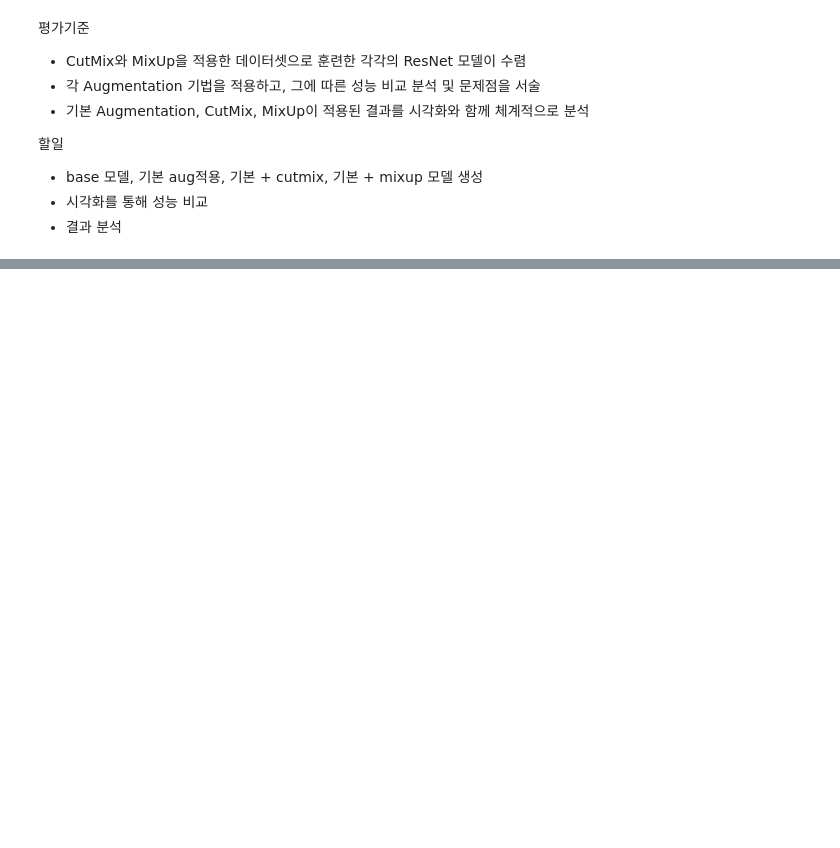
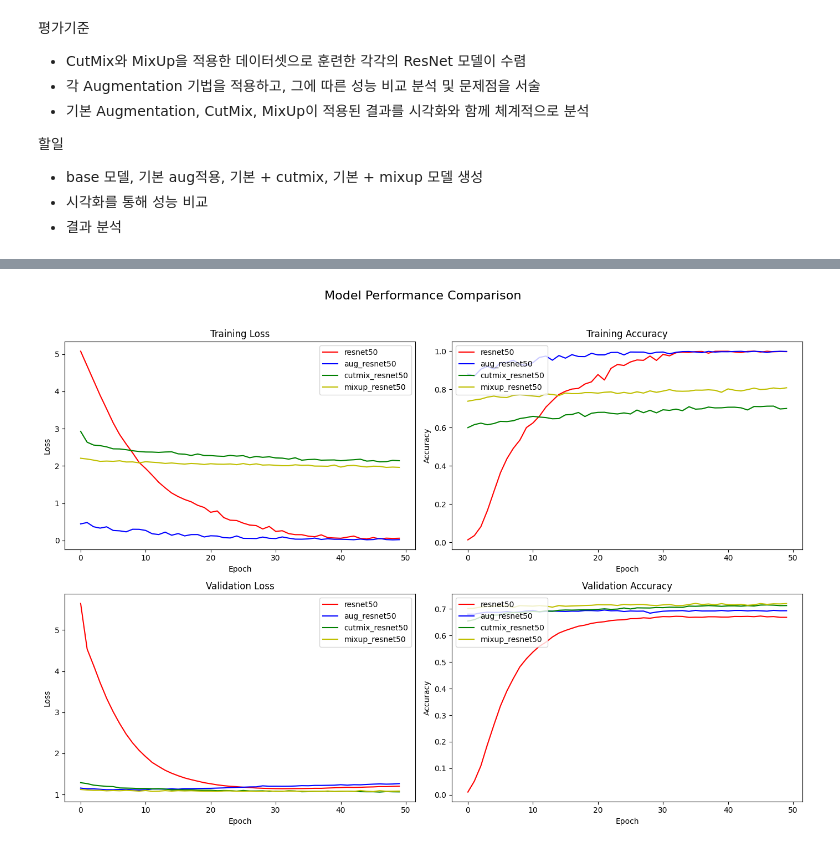
Before and after one commit to L3earl/aiffel, a Jupyter notebook: 0702_GOINGDEEPER_02/project.ipynb, the cells around one changed output, grey strips where cells are left out. Cells and saved outputs as stored; diff of their text form; code cells hidden in the pictures; blank space fills up the shorter version.

```diff
--- a/0702_GOINGDEEPER_02/project.ipynb
+++ b/0702_GOINGDEEPER_02/project.ipynb
@@ -371,0 +524,44 @@ Epoch 20/20
+# %%
+# 그래프 설정
+fig, axes = plt.subplots(2, 2, figsize=(14, 10))
+fig.suptitle('Model Performance Comparison', fontsize=16)
+
+colors = ['r', 'b', 'g', 'y']
+model_names = list(log_filepaths.keys())
+
+# Loss 그래프
+for color, name in zip(colors, model_names):
+    axes[0, 0].plot(log_dfs[name]['epoch'], log_dfs[name]['loss'], color=color, label=name)
+axes[0, 0].set_title('Training Loss')
+axes[0, 0].set_xlabel('Epoch')
+axes[0, 0].set_ylabel('Loss')
+axes[0, 0].legend(loc='upper right')
+
+# Accuracy 그래프
+for color, name in zip(colors, model_names):
+    axes[0, 1].plot(log_dfs[name]['epoch'], log_dfs[name]['accuracy'], color=color, label=name)
+axes[0, 1].set_title('Training Accuracy')
+axes[0, 1].set_xlabel('Epoch')
+axes[0, 1].set_ylabel('Accuracy')
+axes[0, 1].legend(loc='upper left')
+
+# Validation Loss 그래프
+for color, name in zip(colors, model_names):
+    axes[1, 0].plot(log_dfs[name]['epoch'], log_dfs[name]['val_loss'], color=color, label=name)
+axes[1, 0].set_title('Validation Loss')
+axes[1, 0].set_xlabel('Epoch')
+axes[1, 0].set_ylabel('Loss')
+axes[1, 0].legend(loc='upper right')
+
+# Validation Accuracy 그래프
+for color, name in zip(colors, model_names):
+    axes[1, 1].plot(log_dfs[name]['epoch'], log_dfs[name]['val_accuracy'], color=color, label=name)
+axes[1, 1].set_title('Validation Accuracy')
+axes[1, 1].set_xlabel('Epoch')
+axes[1, 1].set_ylabel('Accuracy')
+axes[1, 1].legend(loc='upper left')
+
+plt.tight_layout(rect=[0, 0, 1, 0.96])
+plt.show()
+# %% [output]
+[figure, added]
```
Also changed, not shown: parts of 21 cells of this notebook, 8 other files.
